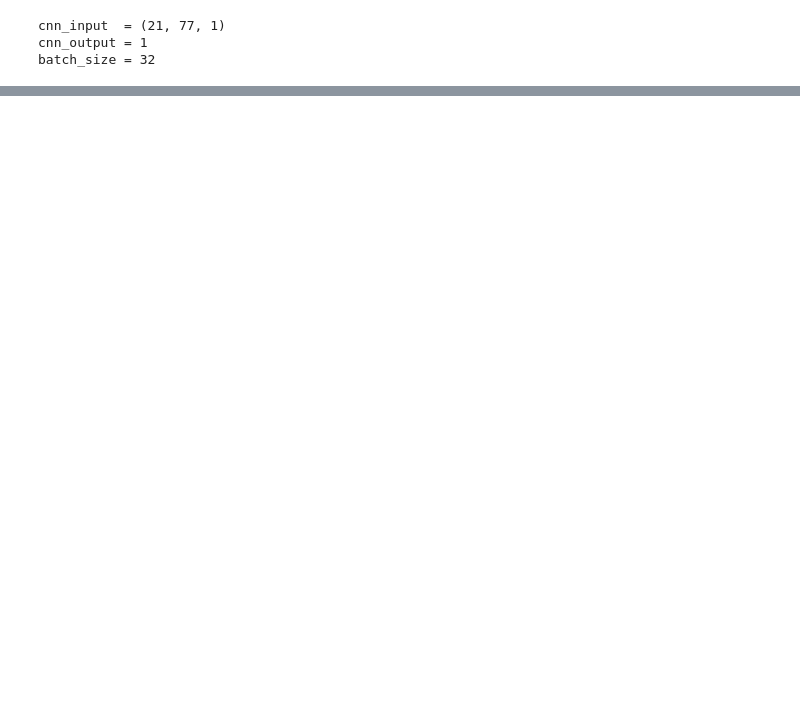
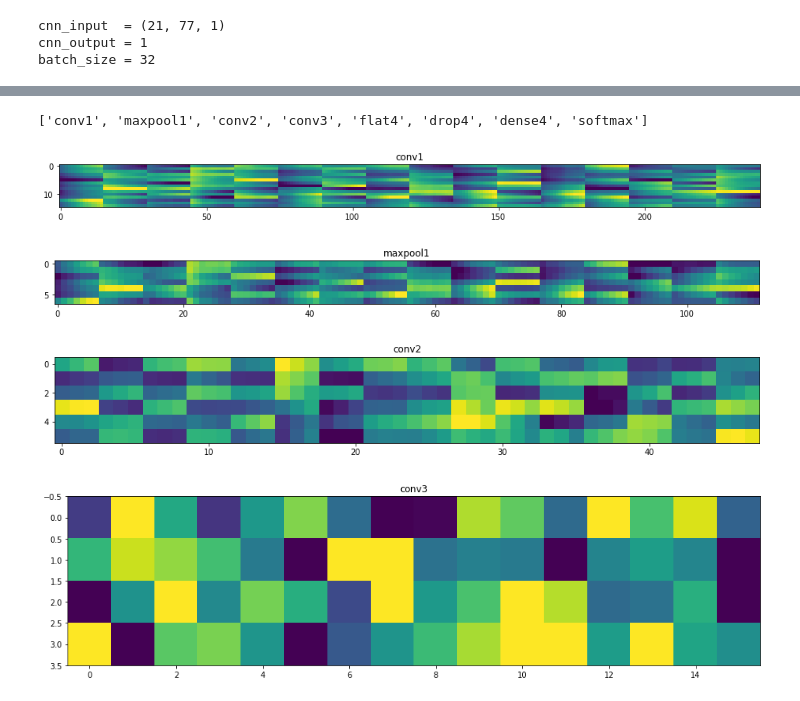
Before and after one commit to valdasraps/eeg-spikes, a Jupyter notebook: notebooks/CNN.ipynb, the cells around one changed output, grey strips where cells are left out. Cells and saved outputs as stored; diff of their text form; code cells hidden in the pictures; blank space fills up the shorter version.

```diff
--- a/notebooks/CNN.ipynb
+++ b/notebooks/CNN.ipynb
@@ -187,0 +240,41 @@ recall_score(y_test, model.predict_classes(x_test))
+# %%
+layer_names = []
+for layer in model.layers[:12]:
+    layer_names.append(layer.name)
+layer_names
+# %% [output]
+['conv1', 'maxpool1', 'conv2', 'conv3', 'flat4', 'drop4', 'dense4', 'softmax']
+# %%
+images_per_row = 16
+
+for layer_name, layer_activation in zip(layer_names, activations):
+    n_features = layer_activation.shape[-1]
+    size = layer_activation.shape[1]
+    n_cols = n_features // images_per_row
+    display_grid = np.zeros((size * n_cols, images_per_row * size))
+
+    for col in range(n_cols):
+        for row in range(images_per_row):
+            channel_image = layer_activation[0,
+                                             :, :,
+                                             col * images_per_row + row]
+            channel_image -= channel_image.mean()
+            channel_image /= channel_image.std()
+            channel_image *= 64
+            channel_image += 128
+            channel_image = np.clip(channel_image, 0, 255).astype('uint8')
+            display_grid[col * size : (col + 1) * size,
+                         row * size : (row + 1) * size] = channel_image[:size, :size]
+    scale = 1. / size
+    plt.figure(figsize=(scale * display_grid.shape[1],
+                        scale * display_grid.shape[0]))
+    plt.title(layer_name)
+    plt.grid(False)
+    plt.imshow(display_grid, aspect='auto', cmap='viridis')
+
+#    break
+# %% [output]
+[figure, added]
+[figure, added]
+[figure, added]
+[figure, added]
```
Also changed, not shown: parts of 22 cells of this notebook, 1 other file.
